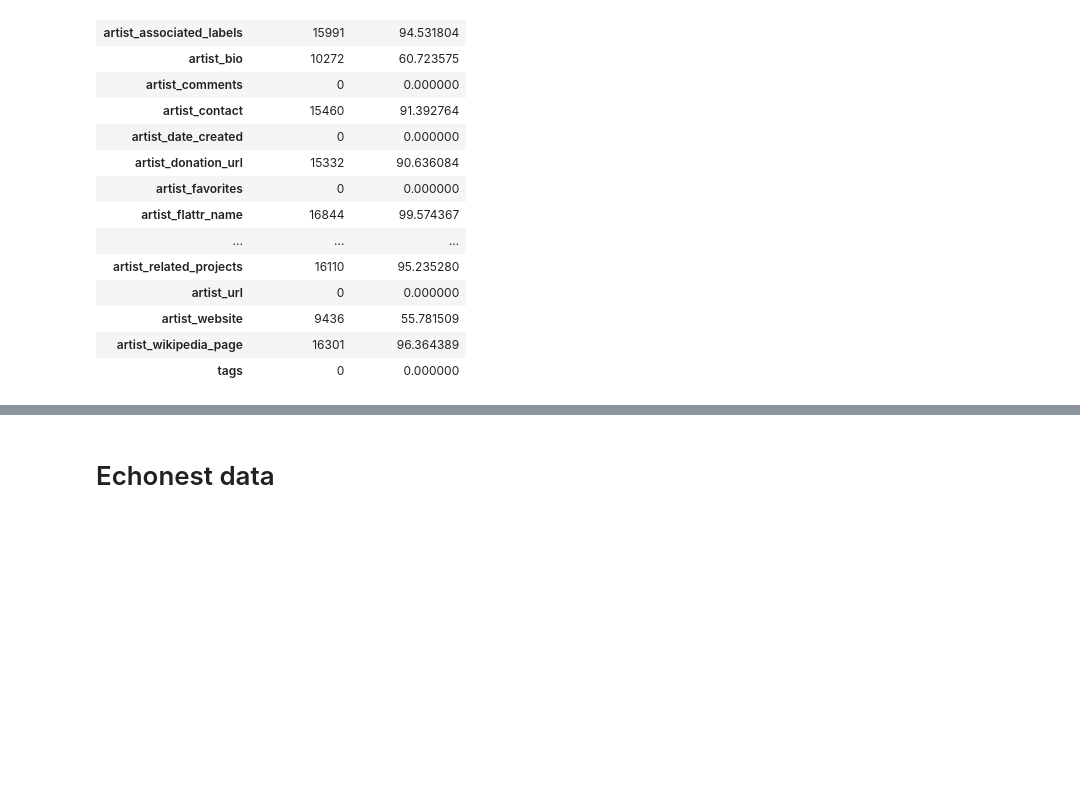
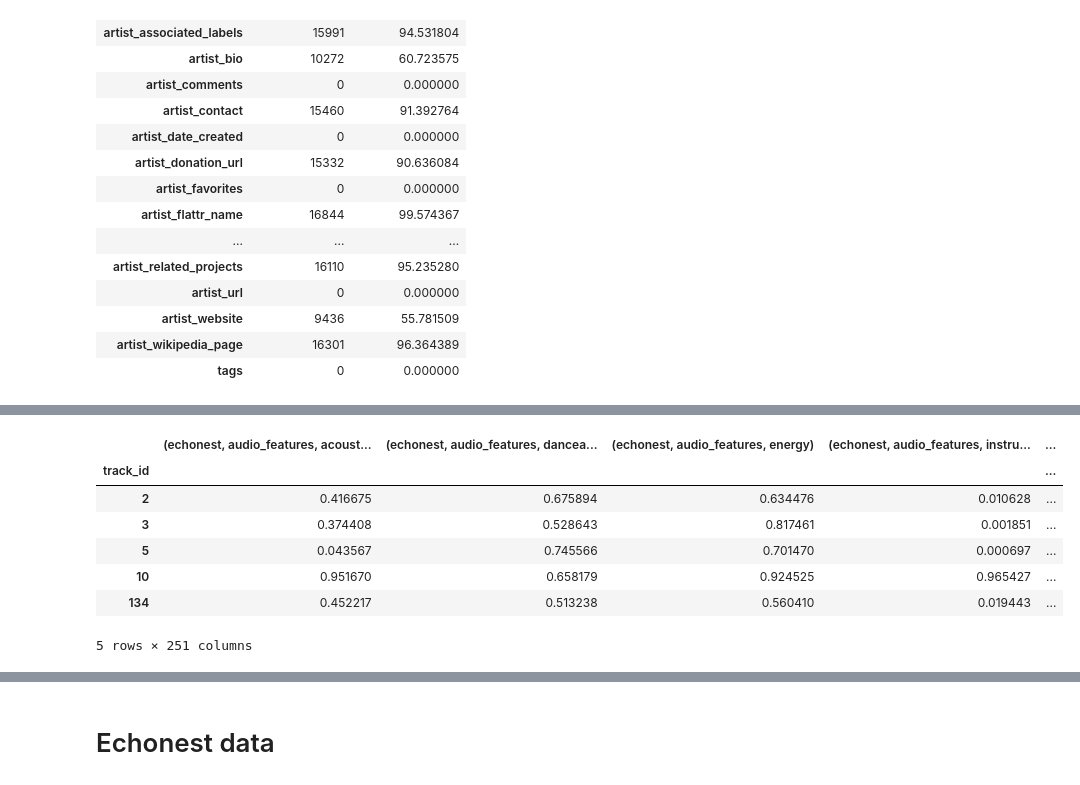
Before and after one commit to devitrylouis/music_genre_recognition, a Jupyter notebook: analysis.ipynb, the cells around one changed output, grey strips where cells are left out. Saved outputs shown, nothing was run; the diff lists cells and outputs as text; code cells hidden in the pictures; blank space fills up the shorter version.

```diff
--- a/analysis.ipynb
+++ b/analysis.ipynb
@@ -244,0 +243,11 @@ converter = genres[["top_level"]].to_dict()["top_level"]
+# %%
+bla.head()
+# %% [output]
+|  | (echonest, audio_features, acoust... | (echonest, audio_features, dancea... | (echonest, audio_features, energy) | (echonest, audio_features, instru... | ... |
+| track_id |  |  |  |  | ... |
+| 2 | 0.416675 | 0.675894 | 0.634476 | 0.010628 | ... |
+| 3 | 0.374408 | 0.528643 | 0.817461 | 0.001851 | ... |
+| 5 | 0.043567 | 0.745566 | 0.701470 | 0.000697 | ... |
+| 10 | 0.951670 | 0.658179 | 0.924525 | 0.965427 | ... |
+| 134 | 0.452217 | 0.513238 | 0.560410 | 0.019443 | ... |
+5 rows × 251 columns
```
Also changed, not shown: parts of 36 cells of this notebook.
